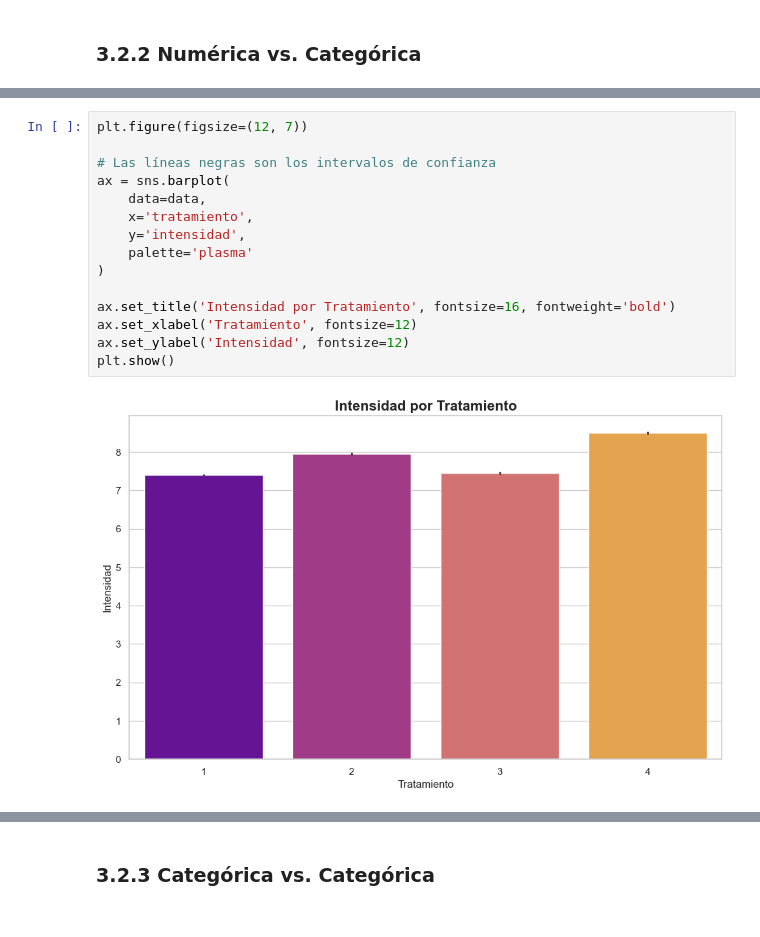
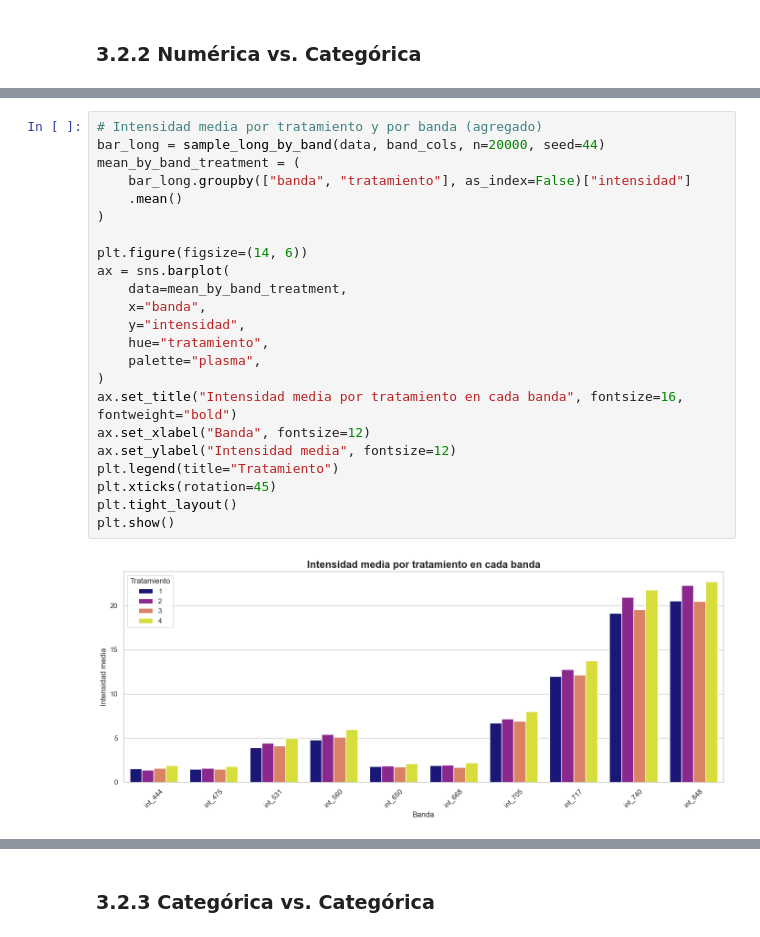
Before and after one commit to SeleneSV/disease-detection-multispectral-images, a Jupyter notebook: train_ml_frijol.ipynb, the cells around one changed output, grey strips where cells are left out. Drawn from its saved outputs; the diff is of its cells as text.

```diff
--- a/train_ml_frijol.ipynb
+++ b/train_ml_frijol.ipynb
@@ -530,17 +500,25 @@ Distribución de intensidad entre los cuatro tratamientos:
 # %%
-plt.figure(figsize=(12, 7))
-
-# Las líneas negras son los intervalos de confianza
-ax = sns.barplot(
-    data=data,
-    x='tratamiento',
-    y='intensidad',
-    palette='plasma'
+# Intensidad media por tratamiento y por banda (agregado)
+bar_long = sample_long_by_band(data, band_cols, n=20000, seed=44)
+mean_by_band_treatment = (
+    bar_long.groupby(["banda", "tratamiento"], as_index=False)["intensidad"]
+    .mean()
 )
 
-ax.set_title('Intensidad por Tratamiento', fontsize=16, fontweight='bold')
-ax.set_xlabel('Tratamiento', fontsize=12)
-ax.set_ylabel('Intensidad', fontsize=12)
+plt.figure(figsize=(14, 6))
+ax = sns.barplot(
+    data=mean_by_band_treatment,
+    x="banda",
+    y="intensidad",
+    hue="tratamiento",
+    palette="plasma",
+)
+ax.set_title("Intensidad media por tratamiento en cada banda", fontsize=16, fontweight="bold")
+ax.set_xlabel("Banda", fontsize=12)
+ax.set_ylabel("Intensidad media", fontsize=12)
+plt.legend(title="Tratamiento")
+plt.xticks(rotation=45)
+plt.tight_layout()
 plt.show()
 # %% [output]
-[figure, old version]
+[figure, new version]
```
Also changed, not shown: parts of 168 cells of this notebook.
